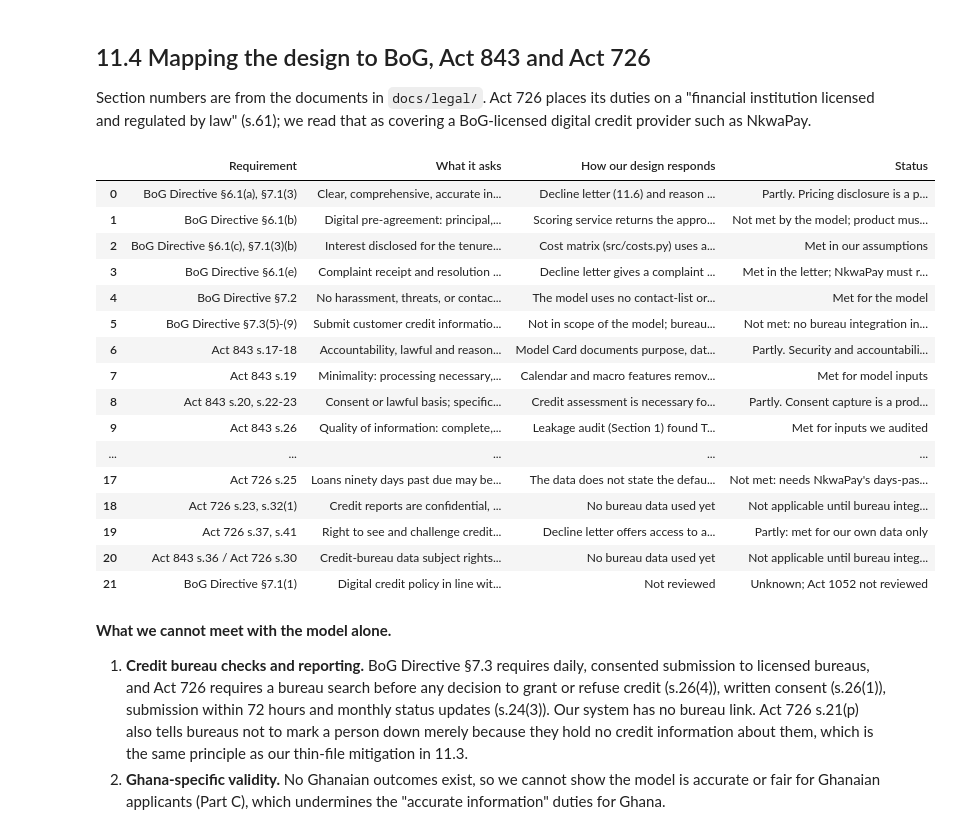
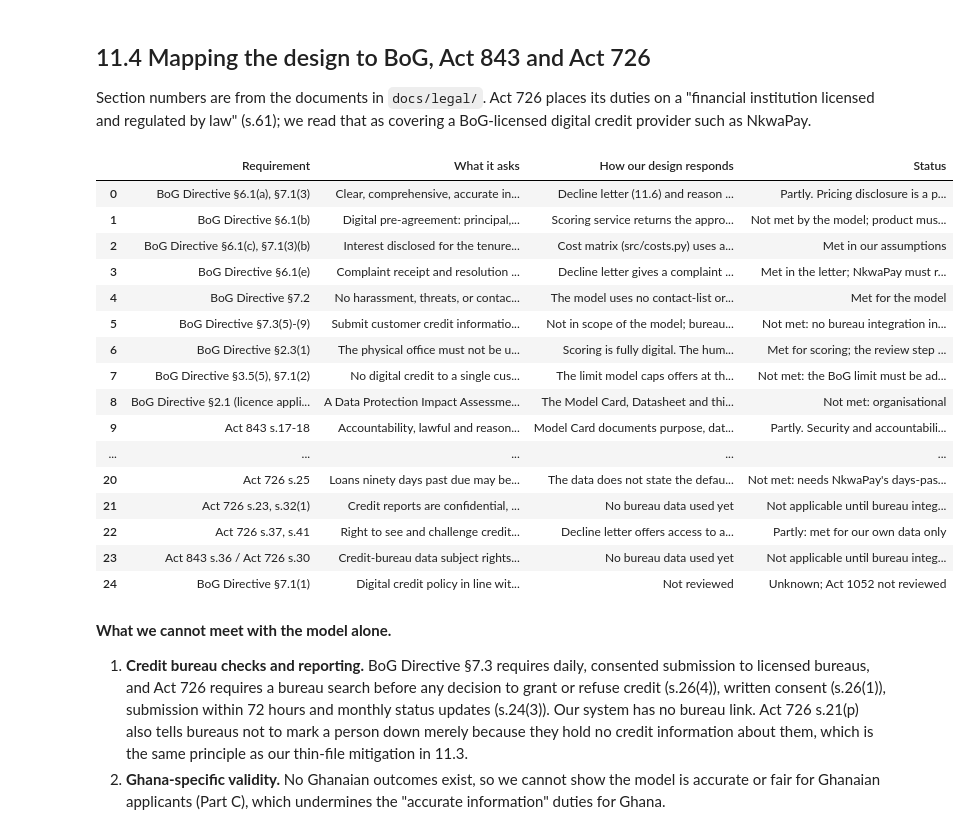
Before and after one commit to ASU-MICS-2028/mle-group-3-prosit-2, a Jupyter notebook: notebooks/11_ethics_regulation.ipynb, the cells around one changed output. Cells and saved outputs as stored; diff of their text form; code cells hidden in the pictures.

Commit message:
Loan-limit test, three more Directive clauses, standalone audit document, Zindi submission script

```diff
--- a/notebooks/11_ethics_regulation.ipynb
+++ b/notebooks/11_ethics_regulation.ipynb
@@ -137,43 +137,46 @@ mapping = pd.DataFrame([
     ("BoG Directive §6.1(e)", "Complaint receipt and resolution within twenty days", "Decline letter gives a complaint channel and the 20-day commitment", "Met in the letter; NkwaPay must run the process"),
     ("BoG Directive §7.2", "No harassment, threats, or contacting a customer's contacts during collection", "The model uses no contact-list or social data, and recovery assumptions do not rely on such tactics", "Met for the model"),
     ("BoG Directive §7.3(5)-(9)", "Submit customer credit information to licensed bureaus daily, with prior customer consent", "Not in scope of the model; bureau data is recommended as a future feature (Part C)", "Not met: no bureau integration in our system"),
+    ("BoG Directive §2.3(1)", "The physical office must not be used for manual onboarding, approval, disbursement, collection or recovery", "Scoring is fully digital. The human review we offer on declines and referrals must also run through a digital channel, not at the office", "Met for scoring; the review step needs a digital workflow"),
+    ("BoG Directive §3.5(5), §7.1(2)", "No digital credit to a single customer above the limit set by the Bank; credit limits in the credit policy must comply with BoG requirements", "The limit model caps offers at the largest amount ever repaid and caps first loans (Section 13.8), but checks no BoG limit; the figure is not in the Directive", "Not met: the BoG limit must be added as a hard cap"),
+    ("BoG Directive §2.1 (licence application, items x and xi)", "A Data Protection Impact Assessment approved by the Data Protection Commission, and a data protection certificate", "The Model Card, Datasheet and this audit are inputs to an impact assessment; none has been submitted", "Not met: organisational"),
     ("Act 843 s.17-18", "Accountability, lawful and reasonable processing, purpose specification, openness, security, participation", "Model Card documents purpose, data and limits; features are restricted to loan application and repayment records", "Partly. Security and accountability processes are organisational"),
     ("Act 843 s.19", "Minimality: processing necessary, relevant and not excessive", "Calendar and macro features removed (no predictive value); leaky columns dropped; no special or social data used", "Met for model inputs"),
     ("Act 843 s.20, s.22-23", "Consent or lawful basis; specific purpose; data subject made aware", "Credit assessment is necessary for the contract (s.20(1)(a)); notice of purpose is in the letter", "Partly. Consent capture is a product task"),
     ("Act 843 s.26", "Quality of information: complete, accurate, up to date", "Leakage audit (Section 1) found Total_Amount_to_Repay updated after default; excluded", "Met for inputs we audited"),
     ("Act 843 s.32-33, s.35", "Access to personal data; correction of inaccurate data", "Letter tells the applicant how to request their data and correct errors; reason codes show which records drove the decision", "Met in the letter; NkwaPay must handle requests"),
     ("Act 843 s.37", "Special personal data (religion, ethnicity, race, health, politics, etc.) not processed", "None used; proxies checked in 11.3", "Met; proxy risk monitored"),
     ("Act 843 s.41", "Automated decisions that significantly affect a person: notify, and reconsider on request within 21 days; s.41(4)(a)-(b) exempts decisions about entering into a contract", "Credit approval arguably falls under the contract exemption, but we design as if s.41 applies: the letter notifies the automated basis and offers human reconsideration within 21 days", "Met by design (stronger than the minimum)"),
     ("Act 726 s.26(4)", "Search the applicant's credit record at one or more licensed credit bureaus before deciding to grant or refuse credit", "The scorer uses NkwaPay's own loan records only and does not query a bureau", "Not met: a bureau search must happen before the score is used for a decision"),
     ("Act 726 s.26(1)-(2), (6)-(8), s.35", "Written borrower consent before credit information goes to a bureau, requested on application forms and loan agreements and not induced; consent records kept for at least ten years", "Outside the model; the scoring service needs no consent field", "Not met by the model; consent capture and storage are product tasks"),
     ("Act 726 s.24(1)-(3)", "Submit loan details to a licensed bureau within 72 hours of the credit agreement, and repayment status monthly", "No bureau reporting in our system (BoG Directive §7.3 asks for daily submission)", "Not met: no bureau integration in our system"),
     ("Act 726 s.24(4)", "Do not require a borrower's race, ethnic origin, political, religious or union affiliation", "None of these is collected or used (Section 11.3 checks proxies)", "Met"),
     ("Act 726 s.25", "Loans ninety days past due may be reported without consent only if the debt is undisputed, no satisfactory repayment proposal was made and 28 days' notice was given", "The data does not state the default rule (Section 1), so we cannot say which of our defaults would be reportable", "Not met: needs NkwaPay's days-past-due definition"),
     ("Act 726 s.23, s.32(1)", "Credit reports are confidential, used only to evaluate credit risk, obtained with the subject's written consent and shown to the subject on request", "No bureau data used yet", "Not applicable until bureau integration"),
     ("Act 726 s.37, s.41", "Right to see and challenge credit information held about you; court action for harm from inaccurate information", "Decline letter offers access to and correction of the data NkwaPay holds; bureau-held records are outside our system", "Partly: met for our own data only"),
     ("Act 843 s.36 / Act 726 s.30", "Credit-bureau data subject rights; a bureau keeps credit information for at most six years (ten for a criminal conviction)", "No bureau data used yet", "Not applicable until bureau integration"),
     ("BoG Directive §7.1(1)", "Digital credit policy in line with the Borrowers and Lenders Act 2020 (Act 1052)", "Not reviewed", "Unknown; Act 1052 not reviewed"),
 ], columns=["Requirement", "What it asks", "How our design responds", "Status"])
 mapping.to_csv(FIGURES.parent / "11_regulatory_mapping.csv", index=False)
 pd.set_option("display.max_colwidth", 200); mapping
 # %% [output]
 |  | Requirement | What it asks | How our design responds | Status |
 | 0 | BoG Directive §6.1(a), §7.1(3) | Clear, comprehensive, accurate in... | Decline letter (11.6) and reason ... | Partly. Pricing disclosure is a p... |
 | 1 | BoG Directive §6.1(b) | Digital pre-agreement: principal,... | Scoring service returns the appro... | Not met by the model; product mus... |
 | 2 | BoG Directive §6.1(c), §7.1(3)(b) | Interest disclosed for the tenure... | Cost matrix (src/costs.py) uses a... | Met in our assumptions |
 | 3 | BoG Directive §6.1(e) | Complaint receipt and resolution ... | Decline letter gives a complaint ... | Met in the letter; NkwaPay must r... |
 | 4 | BoG Directive §7.2 | No harassment, threats, or contac... | The model uses no contact-list or... | Met for the model |
 | 5 | BoG Directive §7.3(5)-(9) | Submit customer credit informatio... | Not in scope of the model; bureau... | Not met: no bureau integration in... |
-| 6 | Act 843 s.17-18 | Accountability, lawful and reason... | Model Card documents purpose, dat... | Partly. Security and accountabili... |
-| 7 | Act 843 s.19 | Minimality: processing necessary,... | Calendar and macro features remov... | Met for model inputs |
-| 8 | Act 843 s.20, s.22-23 | Consent or lawful basis; specific... | Credit assessment is necessary fo... | Partly. Consent capture is a prod... |
-| 9 | Act 843 s.26 | Quality of information: complete,... | Leakage audit (Section 1) found T... | Met for inputs we audited |
+| 6 | BoG Directive §2.3(1) | The physical office must not be u... | Scoring is fully digital. The hum... | Met for scoring; the review step ... |
+| 7 | BoG Directive §3.5(5), §7.1(2) | No digital credit to a single cus... | The limit model caps offers at th... | Not met: the BoG limit must be ad... |
+| 8 | BoG Directive §2.1 (licence appli... | A Data Protection Impact Assessme... | The Model Card, Datasheet and thi... | Not met: organisational |
+| 9 | Act 843 s.17-18 | Accountability, lawful and reason... | Model Card documents purpose, dat... | Partly. Security and accountabili... |
 | ... | ... | ... | ... | ... |
-| 17 | Act 726 s.25 | Loans ninety days past due may be... | The data does not state the defau... | Not met: needs NkwaPay's days-pas... |
-| 18 | Act 726 s.23, s.32(1) | Credit reports are confidential, ... | No bureau data used yet | Not applicable until bureau integ... |
-| 19 | Act 726 s.37, s.41 | Right to see and challenge credit... | Decline letter offers access to a... | Partly: met for our own data only |
-| 20 | Act 843 s.36 / Act 726 s.30 | Credit-bureau data subject rights... | No bureau data used yet | Not applicable until bureau integ... |
-| 21 | BoG Directive §7.1(1) | Digital credit policy in line wit... | Not reviewed | Unknown; Act 1052 not reviewed |
+| 20 | Act 726 s.25 | Loans ninety days past due may be... | The data does not state the defau... | Not met: needs NkwaPay's days-pas... |
+| 21 | Act 726 s.23, s.32(1) | Credit reports are confidential, ... | No bureau data used yet | Not applicable until bureau integ... |
+| 22 | Act 726 s.37, s.41 | Right to see and challenge credit... | Decline letter offers access to a... | Partly: met for our own data only |
+| 23 | Act 843 s.36 / Act 726 s.30 | Credit-bureau data subject rights... | No bureau data used yet | Not applicable until bureau integ... |
+| 24 | BoG Directive §7.1(1) | Digital credit policy in line wit... | Not reviewed | Unknown; Act 1052 not reviewed |
 # %% [markdown]
 **What we cannot meet with the model alone.**
 1. **Credit bureau checks and reporting.** BoG Directive §7.3 requires daily, consented submission to licensed bureaus, and Act 726 requires a bureau search before any decision to grant or refuse credit (s.26(4)), written consent (s.26(1)), submission within 72 hours and monthly status updates (s.24(3)). Our system has no bureau link. Act 726 s.21(p) also tells bureaus not to mark a person down merely because they hold no credit information about them, which is the same principle as our thin-file mitigation in 11.3.
```
Also changed, not shown: 16 other files.
